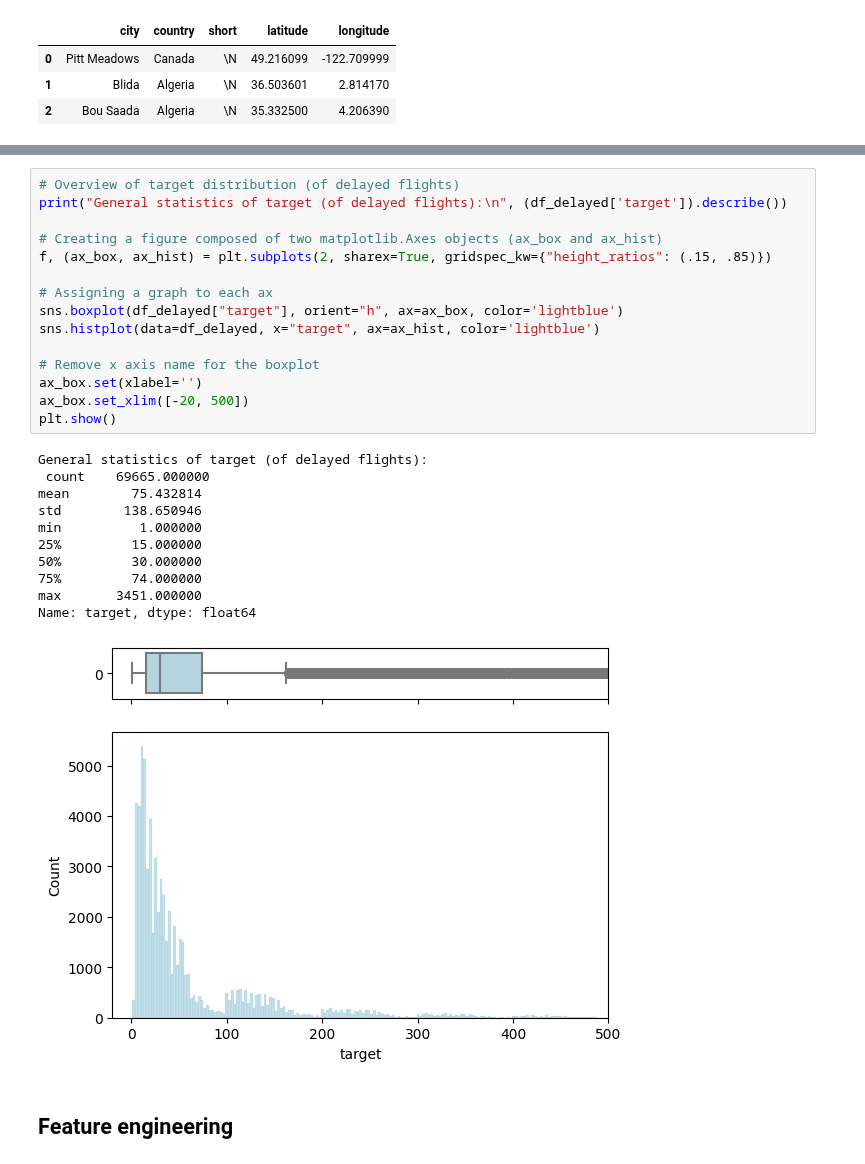
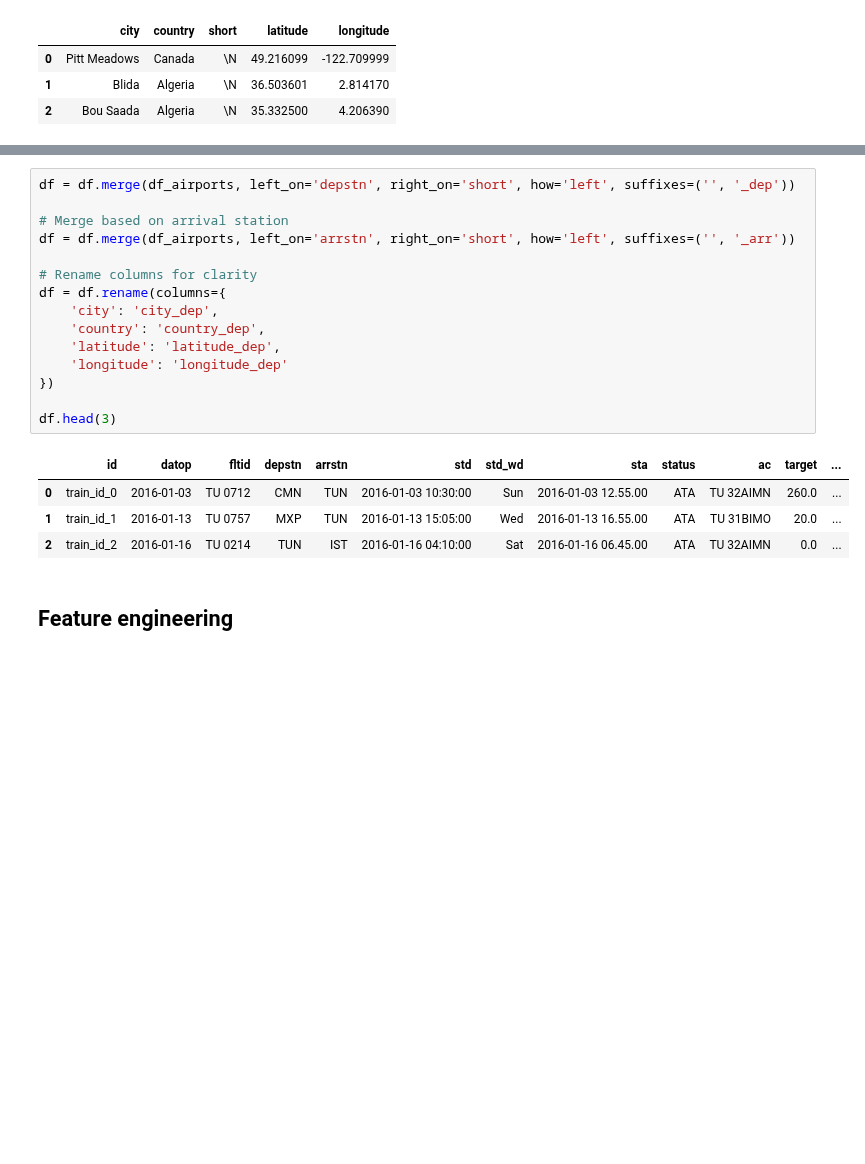
Before and after one commit to SimonBernarding/ML_project_SimonBernarding, a Jupyter notebook: EDA-and-modeling.ipynb, the cells around one changed output, grey strips where cells are left out. Saved outputs shown, nothing was run; the diff lists cells and outputs as text; blank space fills up the shorter version.

```diff
--- a/EDA-and-modeling.ipynb
+++ b/EDA-and-modeling.ipynb
@@ -412,30 +441,23 @@ memory usage: 6.9+ MB
-# %%
-# Overview of target distribution (of delayed flights)
-print("General statistics of target (of delayed flights):\n", (df_delayed['target']).describe())
-
-# Creating a figure composed of two matplotlib.Axes objects (ax_box and ax_hist)
-f, (ax_box, ax_hist) = plt.subplots(2, sharex=True, gridspec_kw={"height_ratios": (.15, .85)})
-
-# Assigning a graph to each ax
-sns.boxplot(df_delayed["target"], orient="h", ax=ax_box, color='lightblue')
-sns.histplot(data=df_delayed, x="target", ax=ax_hist, color='lightblue')
-
-# Remove x axis name for the boxplot
-ax_box.set(xlabel='')
-ax_box.set_xlim([-20, 500])
-plt.show()
-# %% [output]
-General statistics of target (of delayed flights):
- count    69665.000000
-mean        75.432814
-std        138.650946
-min          1.000000
-25%         15.000000
-50%         30.000000
-75%         74.000000
-max       3451.000000
-Name: target, dtype: float64
-[figure, removed]
+# %%
+df = df.merge(df_airports, left_on='depstn', right_on='short', how='left', suffixes=('', '_dep'))
+
+# Merge based on arrival station
+df = df.merge(df_airports, left_on='arrstn', right_on='short', how='left', suffixes=('', '_arr'))
+
+# Rename columns for clarity
+df = df.rename(columns={
+    'city': 'city_dep',
+    'country': 'country_dep',
+    'latitude': 'latitude_dep',
+    'longitude': 'longitude_dep'
+})
+
+df.head(3)
+# %% [output]
+|  | id | datop | fltid | depstn | arrstn | std | std_wd | sta | status | ac | target | ... |
+| 0 | train_id_0 | 2016-01-03 | TU 0712 | CMN | TUN | 2016-01-03 10:30:00 | Sun | 2016-01-03 12.55.00 | ATA | TU 32AIMN | 260.0 | ... |
+| 1 | train_id_1 | 2016-01-13 | TU 0757 | MXP | TUN | 2016-01-13 15:05:00 | Wed | 2016-01-13 16.55.00 | ATA | TU 31BIMO | 20.0 | ... |
+| 2 | train_id_2 | 2016-01-16 | TU 0214 | TUN | IST | 2016-01-16 04:10:00 | Sat | 2016-01-16 06.45.00 | ATA | TU 32AIMN | 0.0 | ... |
 # %% [markdown]
 ## Feature engineering
 # %% [markdown]
```
Also changed, not shown: parts of 15 cells of this notebook.
